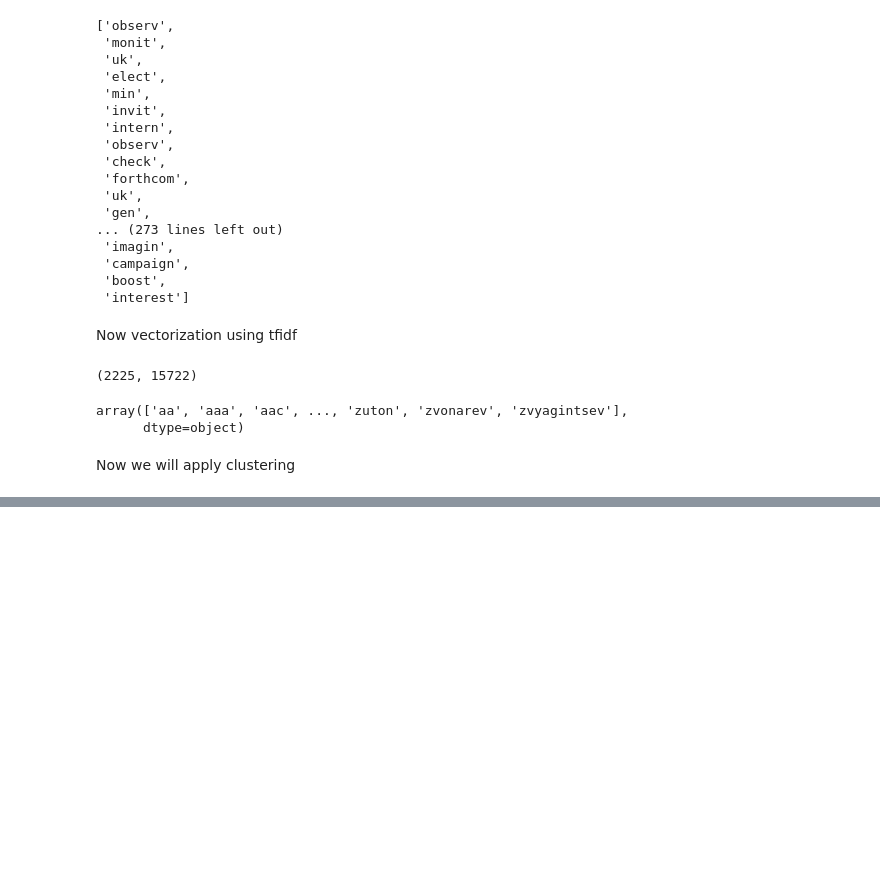
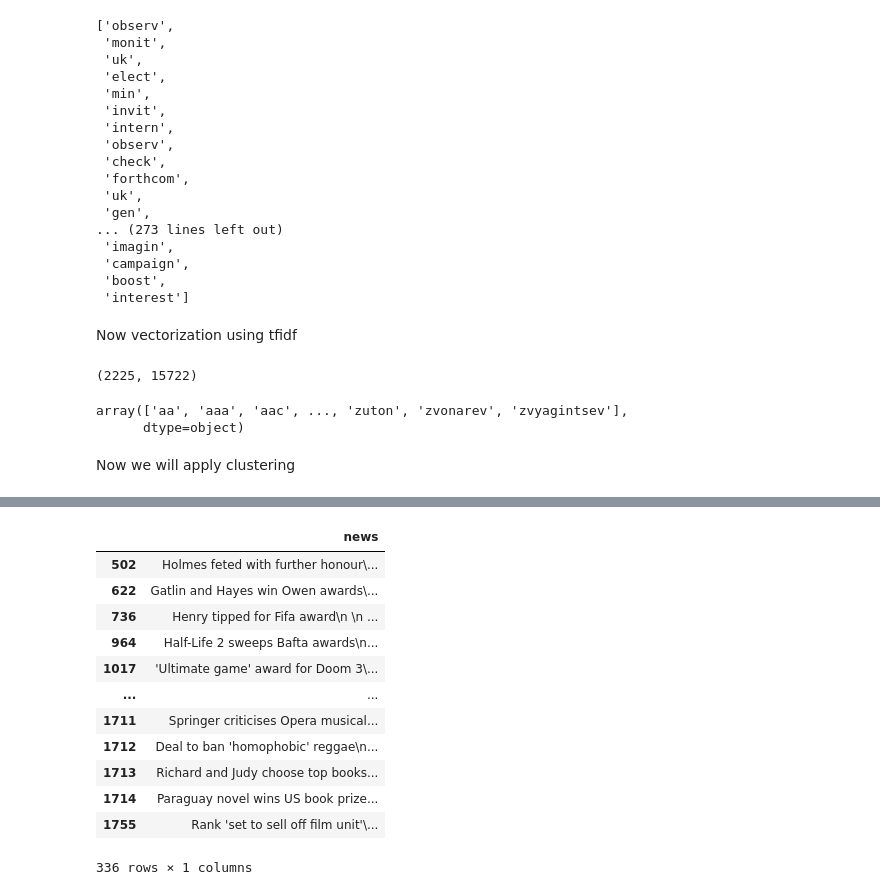
Before and after one commit to prithvi-diwanji/NLP2024_exercises, a Jupyter notebook: 7_text_clustering.ipynb, the cells around one changed output, grey strips where cells are left out. Drawn from its saved outputs; the diff is of its cells as text; code cells hidden in the pictures; blank space fills up the shorter version.

```diff
--- a/7_text_clustering.ipynb
+++ b/7_text_clustering.ipynb
@@ -213,0 +330,17 @@ Now we will apply clustering
+# %%
+two = df[labels==2]
+two
+# %% [output]
+|  | news |
+| 502 | Holmes feted with further honour\... |
+| 622 | Gatlin and Hayes win Owen awards\... |
+| 736 | Henry tipped for Fifa award\n \n ... |
+| 964 | Half-Life 2 sweeps Bafta awards\n... |
+| 1017 | 'Ultimate game' award for Doom 3\... |
+| ... | ... |
+| 1711 | Springer criticises Opera musical... |
+| 1712 | Deal to ban 'homophobic' reggae\n... |
+| 1713 | Richard and Judy choose top books... |
+| 1714 | Paraguay novel wins US book prize... |
+| 1755 | Rank 'set to sell off film unit'\... |
+336 rows × 1 columns
```
Also changed, not shown: parts of 34 cells of this notebook.
